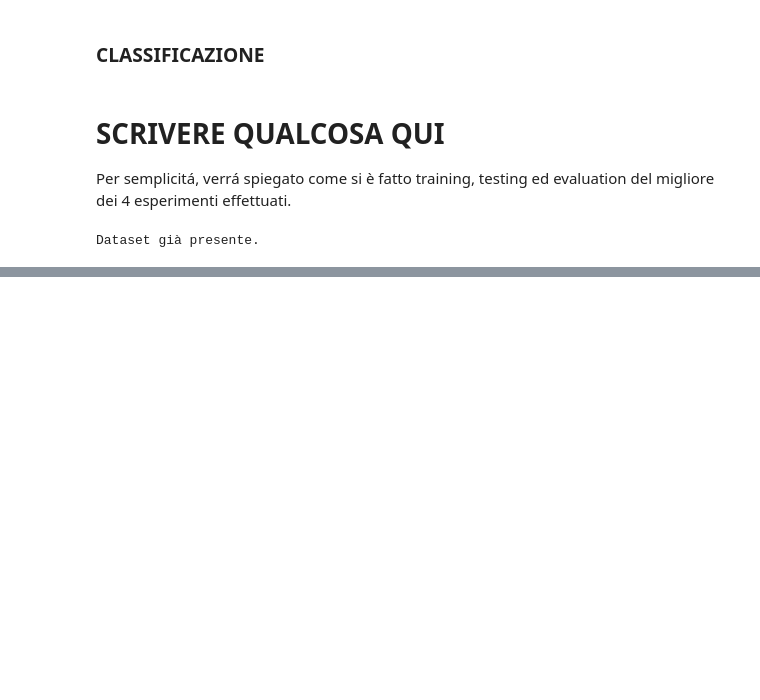
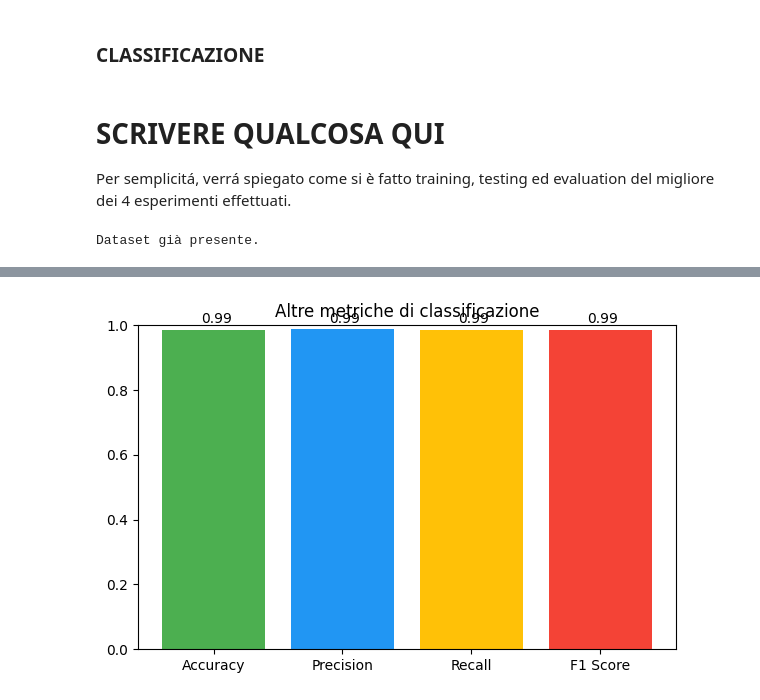
Before and after one commit to miryrusso/Garbage-Classification, a Jupyter notebook: main.ipynb, the cells around one changed output, grey strips where cells are left out. Drawn from its saved outputs; the diff is of its cells as text; code cells hidden in the pictures; blank space fills up the shorter version.

```diff
--- a/main.ipynb
+++ b/main.ipynb
@@ -103,0 +102,2 @@ RuntimeError: Attempting to deserialize object on a CUDA device but torch.cuda.i
+# %%
+acc, prec, rec, f1, cm = eval.evaluate(model, garbage_valid_loader, pre.device, target_names=['glass', 'paper', 'cardboard', 'plastic', 'metal', 'trash'])
@@ -103,0 +126,4 @@ RuntimeError: Attempting to deserialize object on a CUDA device but torch.cuda.i
+# %%
+eval.plot_metrics_bar(acc, prec, rec, f1)
+# %% [output]
+[figure, added]
```
Also changed, not shown: parts of 6 cells of this notebook, 1 other file.
